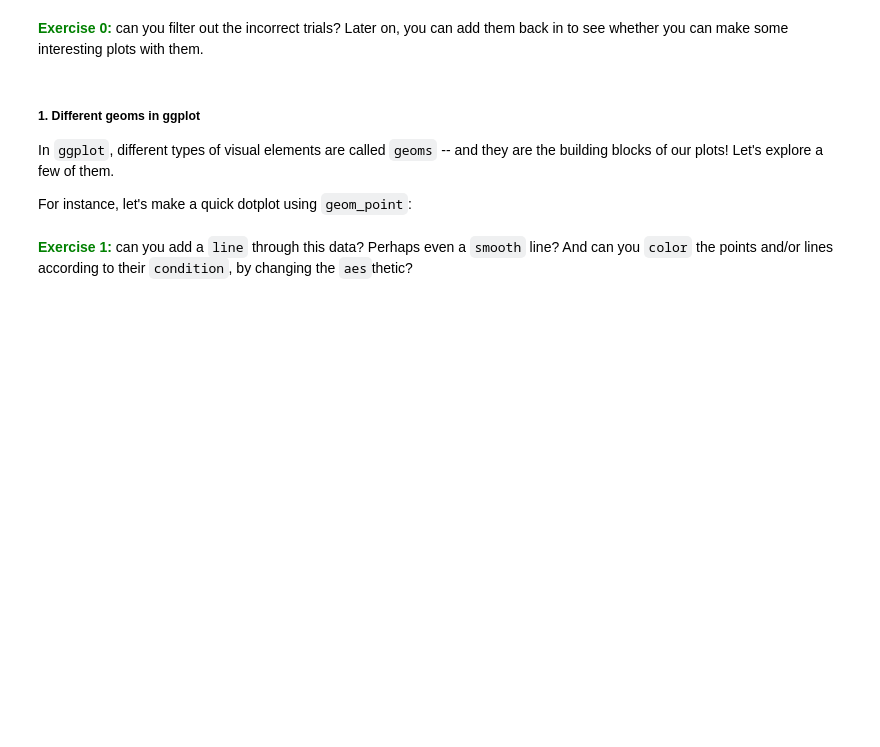
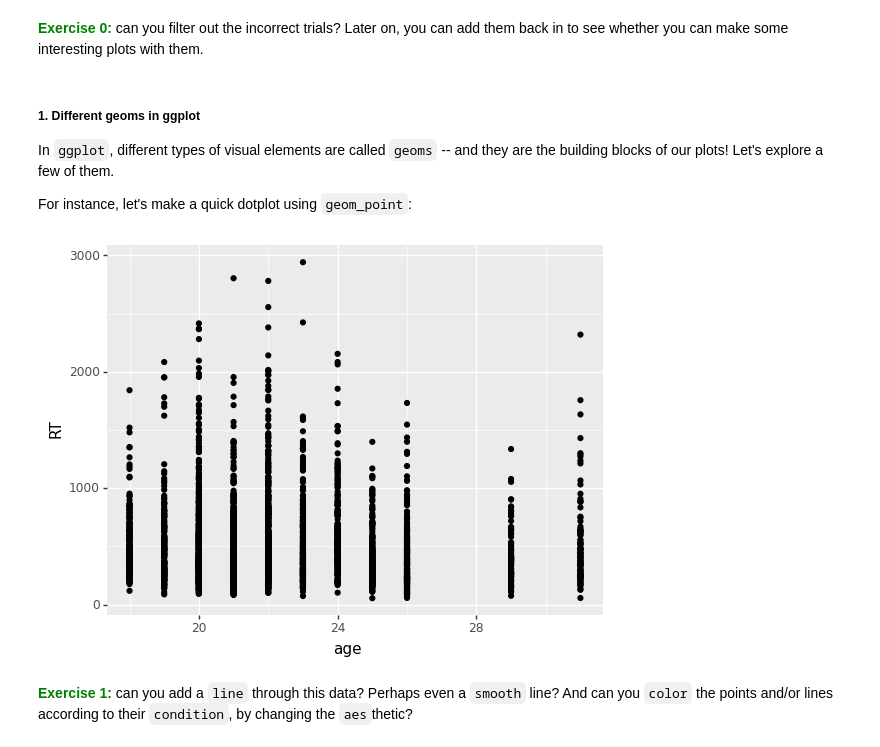
Before and after one commit to HvanUden/session5_preprocessing_visualization, a Jupyter notebook: exercises_ggplot.ipynb, the cells around one changed output. Drawn from its saved outputs; the diff is of its cells as text; code cells hidden in the pictures; blank space fills up the shorter version.

```diff
--- a/exercises_ggplot.ipynb
+++ b/exercises_ggplot.ipynb
@@ -29,3 +41,5 @@ merged
+# %%
+merged = merged[merged.correct !=False]
 # %% [markdown]
 ##### 1. Different geoms in ggplot
 
@@ -34,10 +48,13 @@ In `ggplot`, different types of visual elements are called `geoms` -- and they a
 For instance, let's make a quick dotplot using `geom_point`:
 # %%
 plot = (
-    ggplot(gg.aes(x='age', y='RT'), data=merged) +
+    ggplot(data=merged) +
+    gg.aes(x='age', y='RT') +
     gg.geom_point()
 )
 plot.draw()
 plt.show()
+# %% [output]
+[figure, added]
 # %% [markdown]
 <font color='green'>**Exercise 1:**</font> can you add a `line` through this data? Perhaps even a `smooth` line? And can you `color` the points and/or lines according to their `condition`, by changing the `aes`thetic?
```
Also changed, not shown: parts of 14 cells of this notebook, 3 other files.
